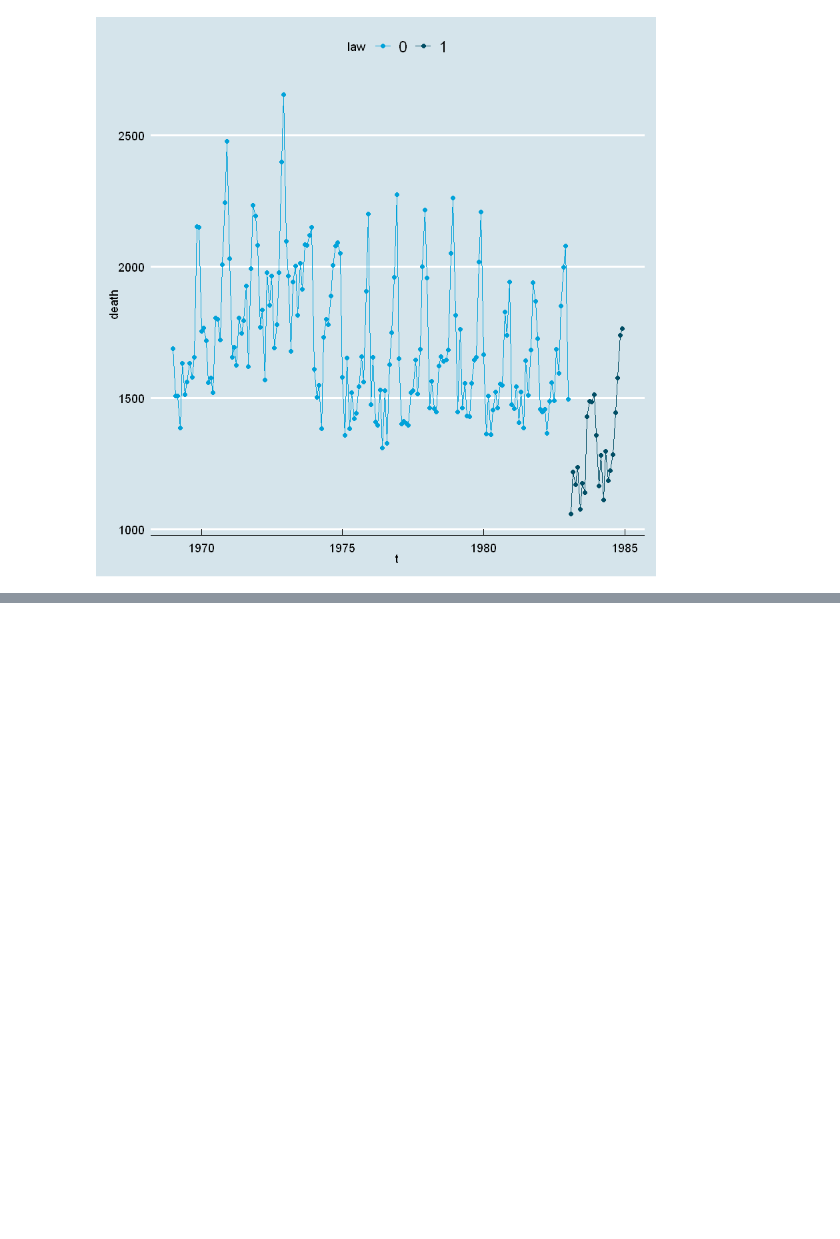
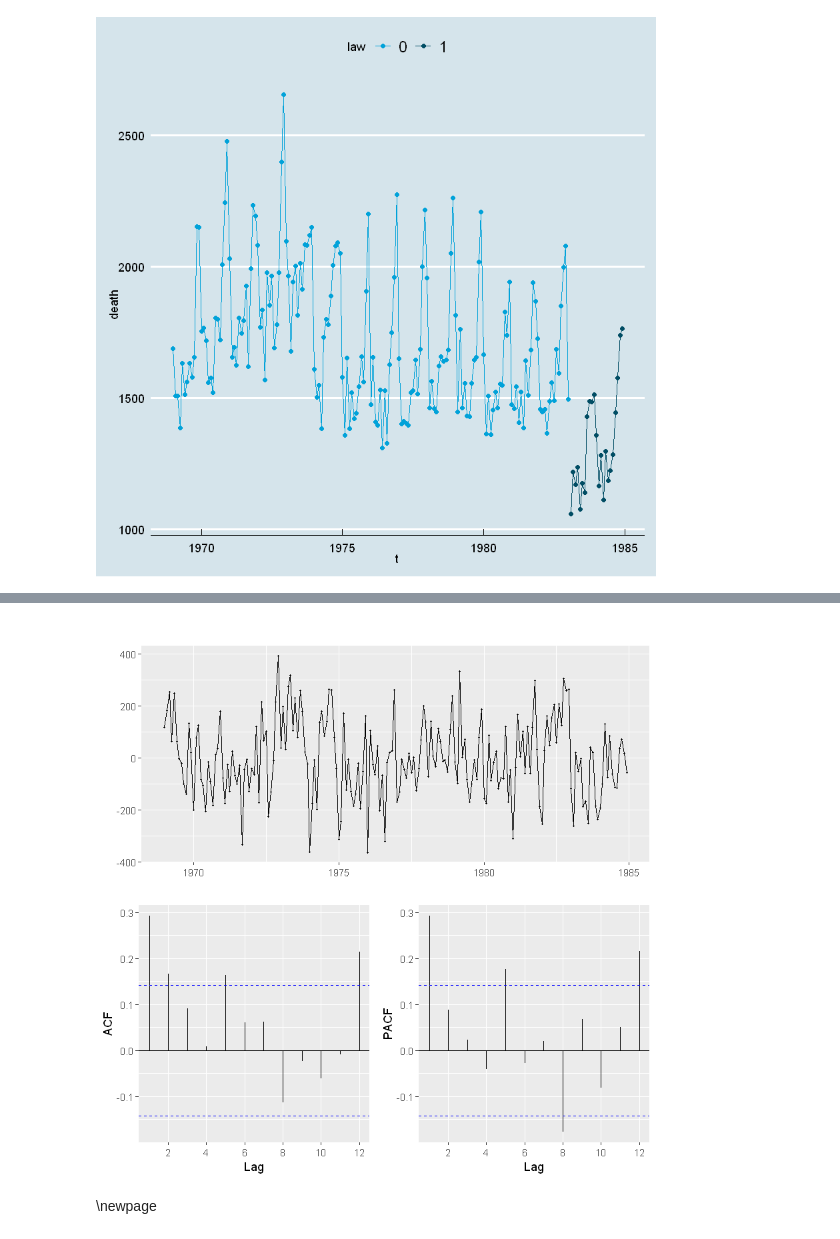
Before and after one commit to Lrakotoson/M_R, a Jupyter notebook: S2/Time Series/Projet/Loïc/UK.ipynb, the cells around one changed output, grey strips where cells are left out. Cells and saved outputs as stored; diff of their text form; code cells hidden in the pictures; blank space fills up the shorter version.

```diff
--- a/S2/Time Series/Projet/Loïc/UK.ipynb
+++ b/S2/Time Series/Projet/Loïc/UK.ipynb
@@ -192,0 +176,8 @@ ERROR: Error in eval(expr, envir, enclos): objet 'demand.values' introuvable
+# %%
+residual_fit <- uk_ts - trend_fit - seasonal_fit
+# %%
+ggtsdisplay(residual_fit, lag.max = 12)
+# %% [output]
+[figure, added]
+# %% [markdown]
+\newpage
```
Also changed, not shown: parts of 57 cells of this notebook, 1 other file.
